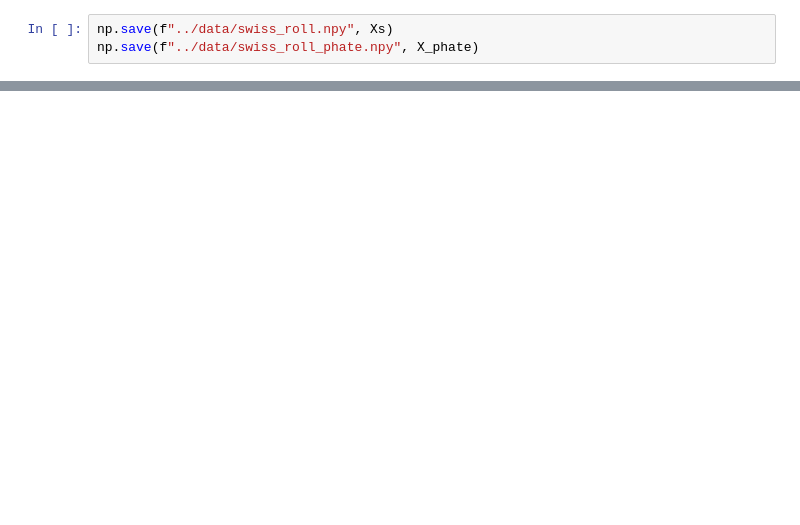
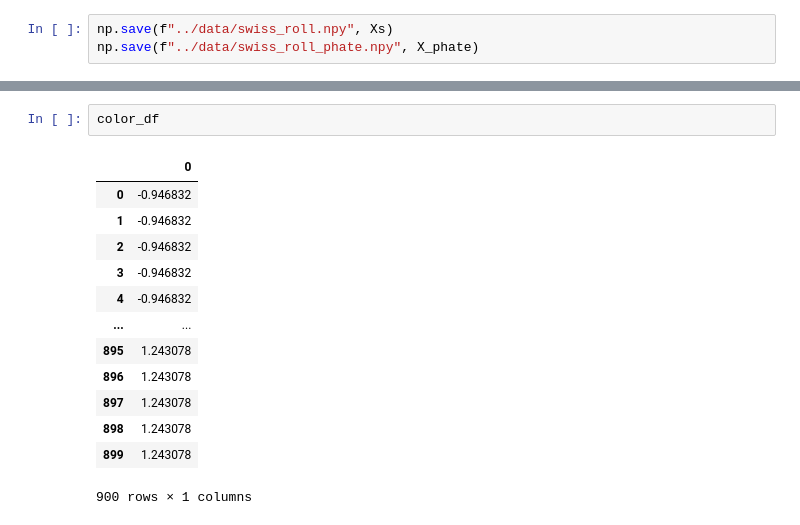
Before and after one commit to KrishnaswamyLab/GeometryAwareGenerativeAutoencoder, a Jupyter notebook: notebooks/swiss_roll_data.ipynb, the cells around one changed output, grey strips where cells are left out. Cells and saved outputs as stored; diff of their text form; blank space fills up the shorter version.

```diff
--- a/notebooks/swiss_roll_data.ipynb
+++ b/notebooks/swiss_roll_data.ipynb
@@ -51,0 +77,16 @@ np.save(f"../data/swiss_roll_phate.npy", X_phate)
+# %%
+color_df
+# %% [output]
+|  | 0 |
+| 0 | -0.946832 |
+| 1 | -0.946832 |
+| 2 | -0.946832 |
+| 3 | -0.946832 |
+| 4 | -0.946832 |
+| ... | ... |
+| 895 | 1.243078 |
+| 896 | 1.243078 |
+| 897 | 1.243078 |
+| 898 | 1.243078 |
+| 899 | 1.243078 |
+900 rows × 1 columns
```
Also changed, not shown: parts of 8 cells of this notebook, 11 other files.
